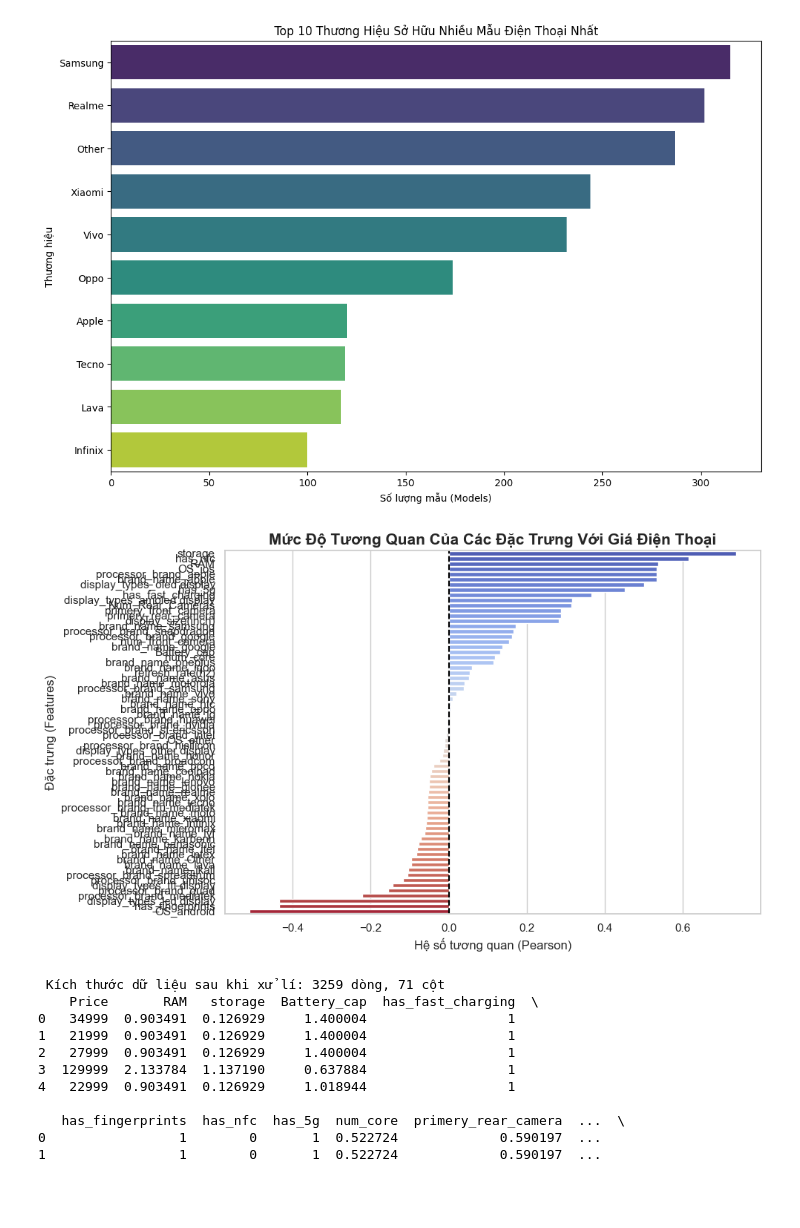
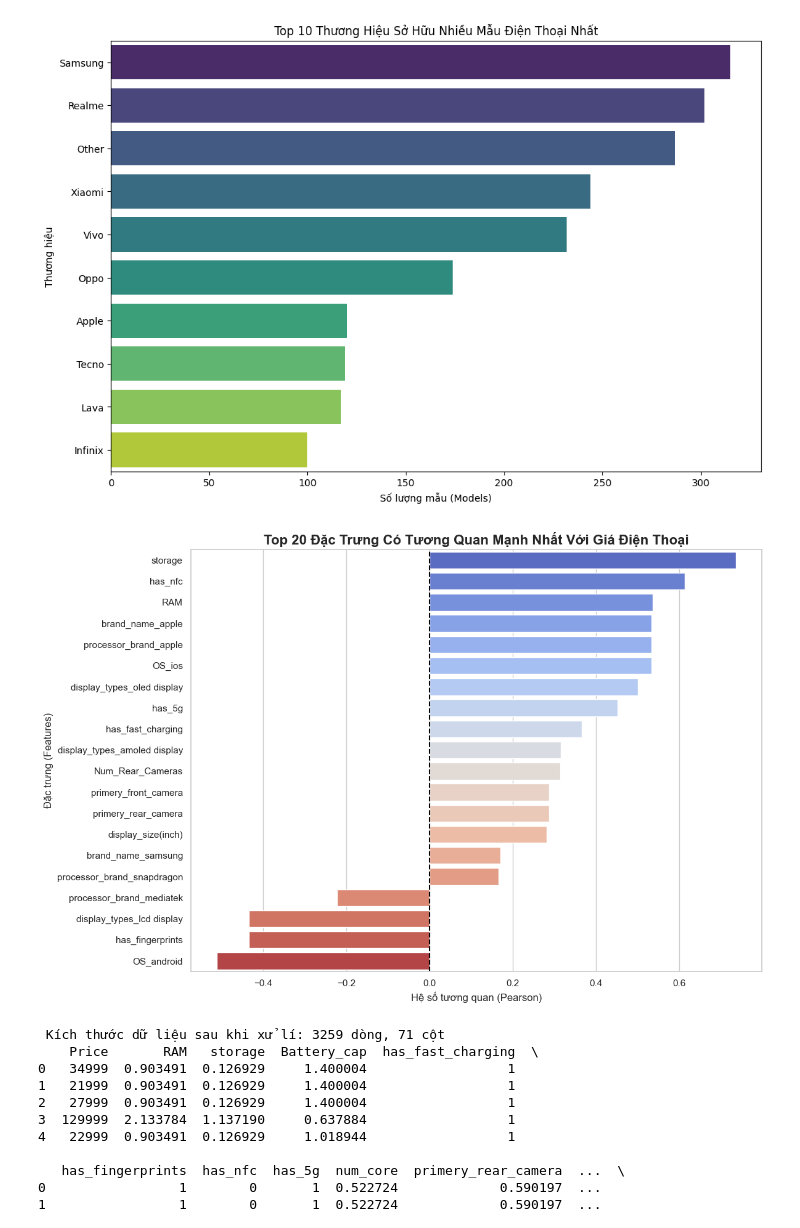
Before and after one commit to grst0610/Machine-learning, a Jupyter notebook: project.ipynb, the cells around one changed output. Saved outputs shown, nothing was run; the diff lists cells and outputs as text; code cells hidden in the pictures; blank space fills up the shorter version.

```diff
--- a/project.ipynb
+++ b/project.ipynb
@@ -229,31 +229,40 @@ for col in df.select_dtypes(include=['boolean']).columns:
 # %%
 import matplotlib.pyplot as plt
 import seaborn as sns
 import warnings
 warnings.filterwarnings('ignore')
 
 plt.style.use('default')
 sns.set_theme(style="whitegrid")
 
-plt.figure(figsize=(10, 6))
+# Tăng chiều cao lên 8 hoặc 10 để chữ có không gian thở
+plt.figure(figsize=(12, 8))
 
 # Lọc các biến dạng số
 numeric_df = df.select_dtypes(include=['int64', 'float64'])
 
-# Tính tương quan riêng với cột 'Price',
-corr_with_price = numeric_df.corr()['Price'].drop('Price').sort_values(ascending=False)
+# Tính tương quan với cột 'Price'
+corr_with_price = numeric_df.corr()['Price'].drop('Price')
+
+# BƯỚC MỚI: Chỉ lấy Top 20 biến có sức ảnh hưởng mạnh nhất (trị tuyệt đối lớn nhất)
+top_features = corr_with_price.abs().nlargest(20).index
+
+# Lọc lại data theo top_features và sắp xếp từ cao xuống thấp để vẽ
+corr_filtered = corr_with_price[top_features].sort_values(ascending=False)
 
 # Vẽ biểu đồ thanh ngang
-sns.barplot(x=corr_with_price.values, y=corr_with_price.index, palette='coolwarm')
+sns.barplot(x=corr_filtered.values, y=corr_filtered.index, palette='coolwarm')
 
-plt.title('Mức Độ Tương Quan Của Các Đặc Trưng Với Giá Điện Thoại', fontsize=15, fontweight='bold')
+plt.title('Top 20 Đặc Trưng Có Tương Quan Mạnh Nhất Với Giá Điện Thoại', fontsize=16, fontweight='bold')
 plt.xlabel('Hệ số tương quan (Pearson)', fontsize=12)
 plt.ylabel('Đặc trưng (Features)', fontsize=12)
 plt.axvline(x=0, color='black', linestyle='--')
+
+# Chỉnh lại layout cho gọn
 plt.tight_layout()
 plt.show()
 # %% [output]
-[figure, old version]
+[figure, new version]
 # %%
 # BƯỚC 4: CHUẨN HÓA GIÁ TRỊ
 scaler = StandardScaler()
```
